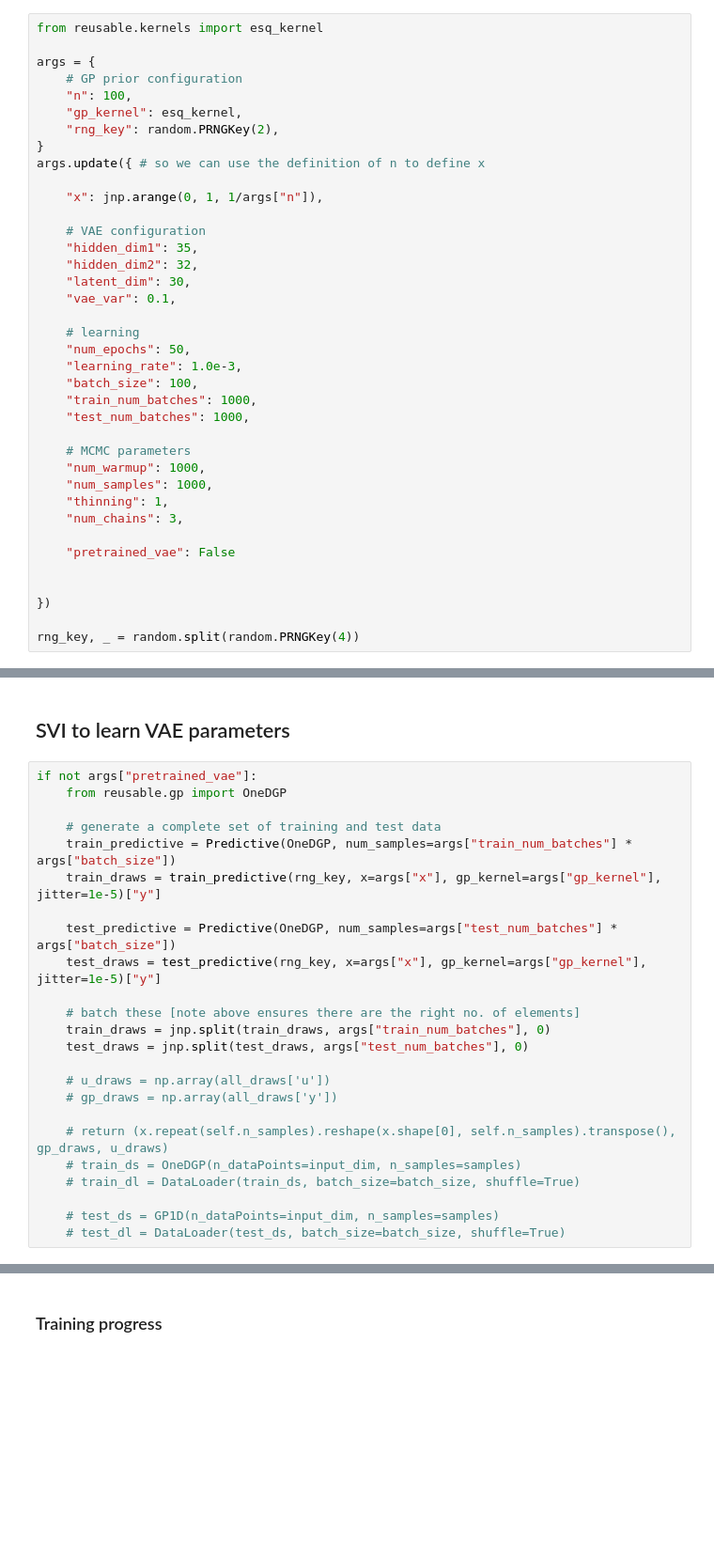
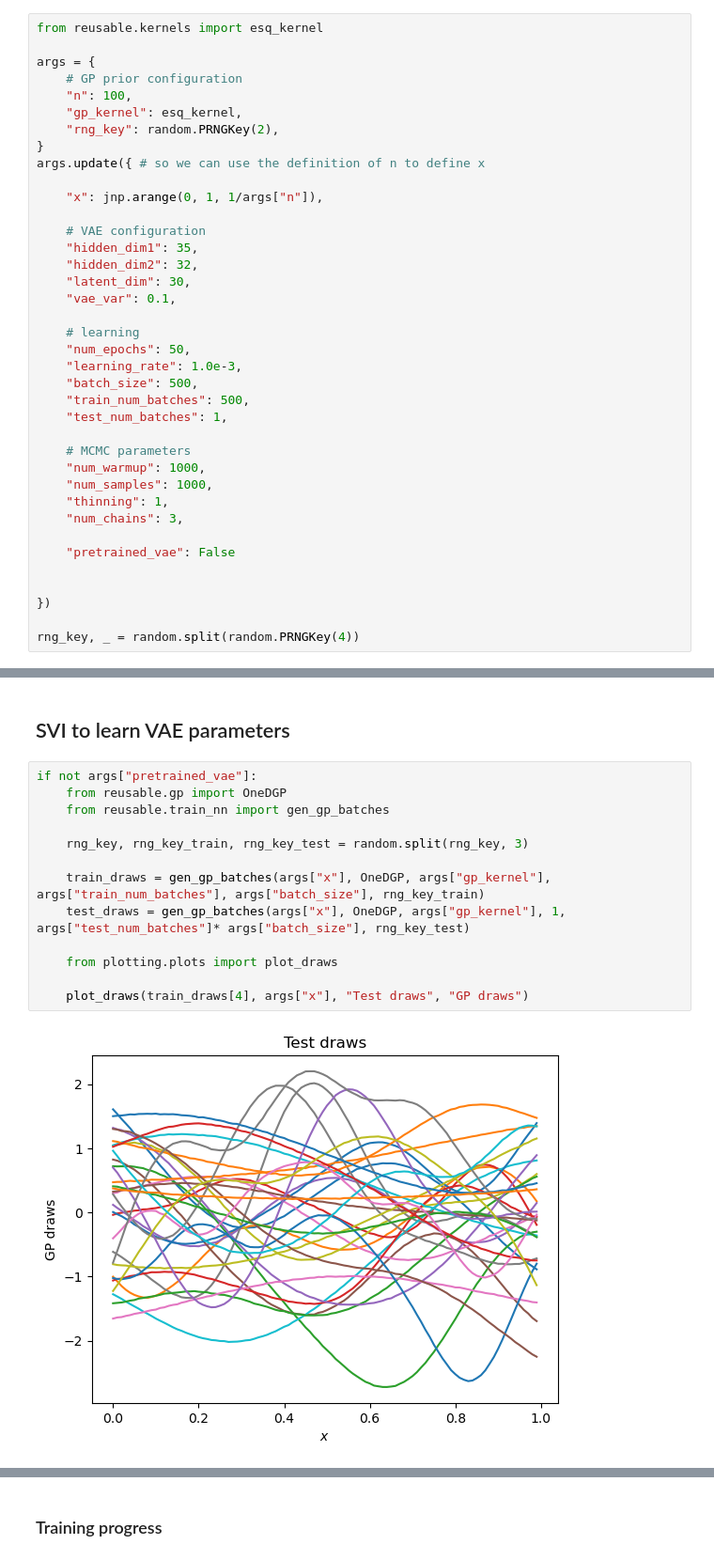
Before and after one commit to mtcairneyleeming/4yp, a Jupyter notebook: 02_PriorVAE_changed_training.ipynb, the cells around one changed output, grey strips where cells are left out. Shown at 94% size. Cells and saved outputs as stored; diff of their text form; blank space fills up the shorter version.

Commit message:
Update 02 for newer code, change train_loss so comparisons make sense

```diff
--- a/02_PriorVAE_changed_training.ipynb
+++ b/02_PriorVAE_changed_training.ipynb
@@ -41,9 +46,9 @@ args.update({ # so we can use the definition of n to define x
     # learning
     "num_epochs": 50,
     "learning_rate": 1.0e-3,
-    "batch_size": 100,
-    "train_num_batches": 1000,
-    "test_num_batches": 1000,
+    "batch_size": 500,
+    "train_num_batches": 500,
+    "test_num_batches": 1,
 
     # MCMC parameters
     "num_warmup": 1000,
@@ -63,29 +66,20 @@ No GPU/TPU found, falling back to CPU. (Set TF_CPP_MIN_LOG_LEVEL=0 and rerun for
 ### Examples of priors to encode
 # %% [markdown]
 ## SVI to learn VAE parameters
-# %%
-if not args["pretrained_vae"]:
-    from reusable.gp import OneDGP
-
-    # generate a complete set of training and test data
-    train_predictive = Predictive(OneDGP, num_samples=args["train_num_batches"] * args["batch_size"])
-    train_draws = train_predictive(rng_key, x=args["x"], gp_kernel=args["gp_kernel"], jitter=1e-5)["y"]
-
-    test_predictive = Predictive(OneDGP, num_samples=args["test_num_batches"] * args["batch_size"])
-    test_draws = test_predictive(rng_key, x=args["x"], gp_kernel=args["gp_kernel"], jitter=1e-5)["y"]
-
-    # batch these [note above ensures there are the right no. of elements]
-    train_draws = jnp.split(train_draws, args["train_num_batches"], 0)
-    test_draws = jnp.split(test_draws, args["test_num_batches"], 0)
-
-    # u_draws = np.array(all_draws['u'])
-    # gp_draws = np.array(all_draws['y'])
-
-    # return (x.repeat(self.n_samples).reshape(x.shape[0], self.n_samples).transpose(), gp_draws, u_draws)
-    # train_ds = OneDGP(n_dataPoints=input_dim, n_samples=samples)
-    # train_dl = DataLoader(train_ds, batch_size=batch_size, shuffle=True)
-
-    # test_ds = GP1D(n_dataPoints=input_dim, n_samples=samples)
-    # test_dl = DataLoader(test_ds, batch_size=batch_size, shuffle=True)
+# %%
+if not args["pretrained_vae"]:
+    from reusable.gp import OneDGP
+    from reusable.train_nn import gen_gp_batches
+
+    rng_key, rng_key_train, rng_key_test = random.split(rng_key, 3)
+
+    train_draws = gen_gp_batches(args["x"], OneDGP, args["gp_kernel"], args["train_num_batches"], args["batch_size"], rng_key_train)
+    test_draws = gen_gp_batches(args["x"], OneDGP, args["gp_kernel"], 1, args["test_num_batches"]* args["batch_size"], rng_key_test)
+
+    from plotting.plots import plot_draws
+
+    plot_draws(train_draws[4], args["x"], "Test draws", "GP draws")
+# %% [output]
+[figure, added]
 # %%
 from reusable.vae import VAE
```
Also changed, not shown: parts of 17 cells of this notebook, 1 other file.
